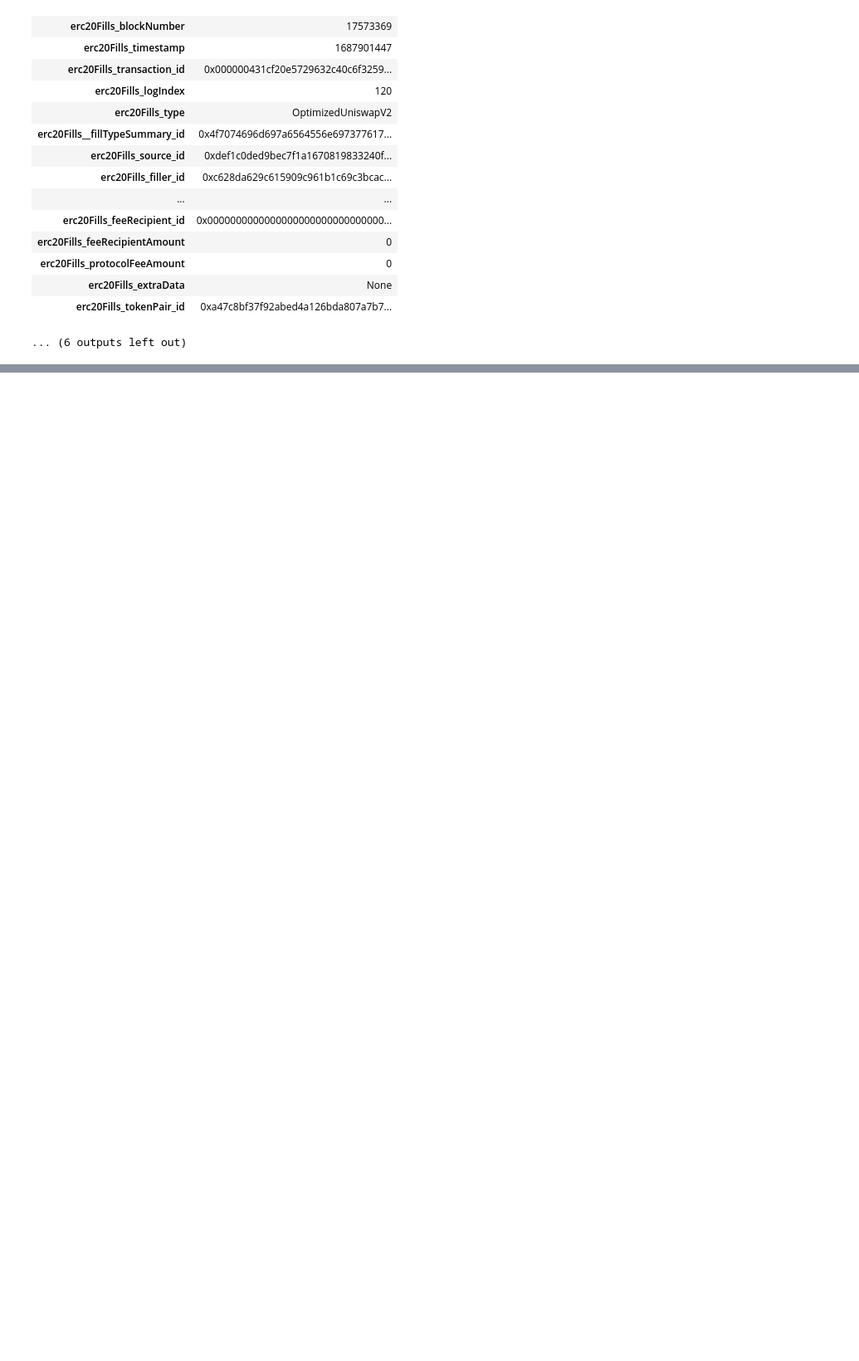
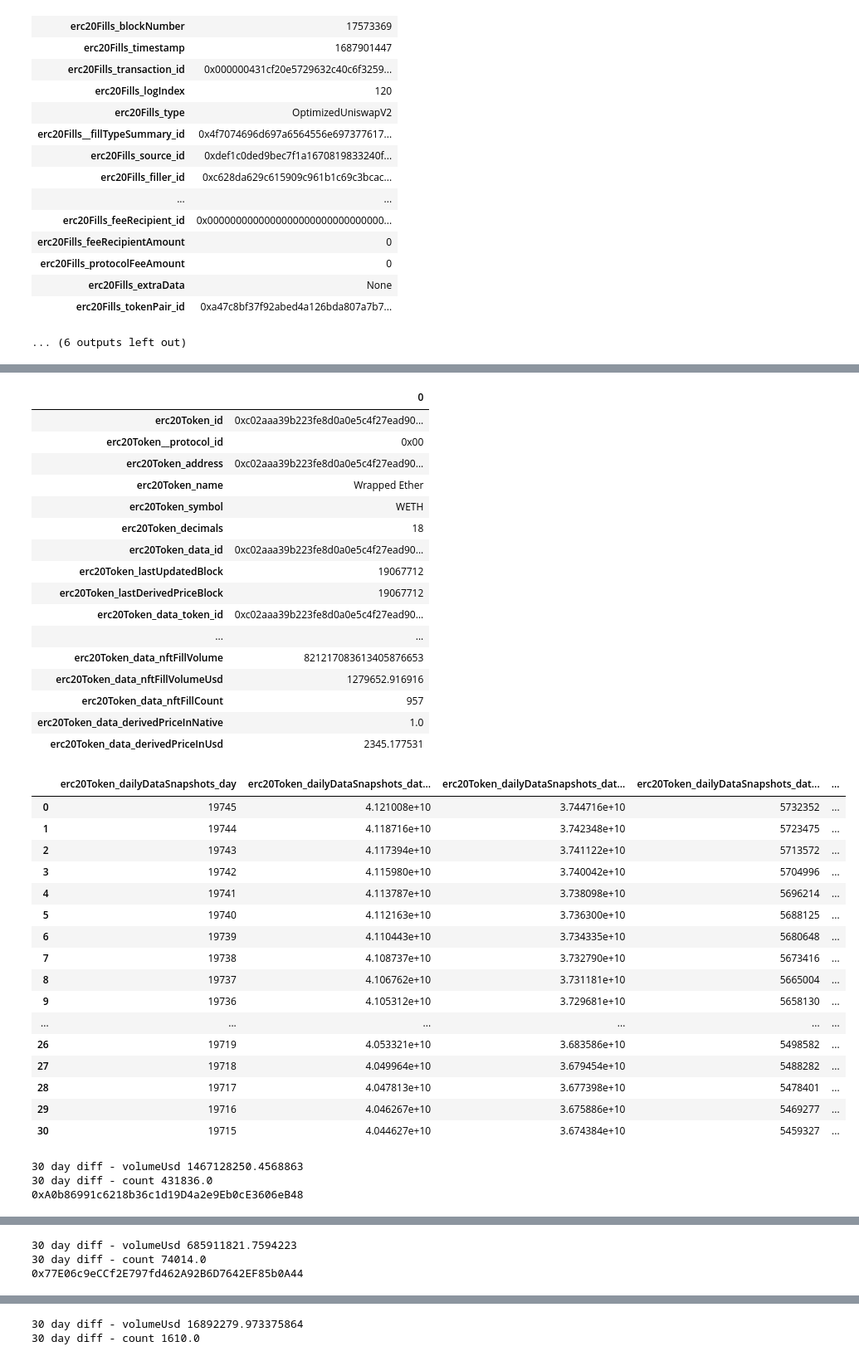
Before and after one commit to papercliplabs/zero-ex-subgraph, a Jupyter notebook: validation/current.ipynb, the cells around one changed output, grey strips where cells are left out. Shown at 83% size. Cells and saved outputs as stored; diff of their text form; code cells hidden in the pictures; blank space fills up the shorter version.

Commit message:
Finished first round of current data verification

```diff
--- a/validation/current.ipynb
+++ b/validation/current.ipynb
@@ -195,0 +244,30 @@ OptimizedUniswapV2
+# %%
+# ERC20 Tokens
+
+def showErc20TokenDataForAddress(address: str):
+    token = zero_ex.Query.erc20Token(id=address)
+
+    current_df = sg.query_df([token, token.data])
+    print(address)
+    display(current_df.T)
+
+    daySnapshots = token.dailyDataSnapshots(orderBy=zero_ex.DailyErc20TokenData.day, orderDirection="desc", first=31)
+
+    day_snapshots = sg.query_df([daySnapshots.day,
+                                daySnapshots.data.erc20FillInputVolumeUsd,
+                                daySnapshots.data.erc20FillOutputVolumeUsd,
+                                daySnapshots.data.erc20InputFillCount,
+                                daySnapshots.data.erc20OutputFillCount])
+
+    diff = day_snapshots.iloc[0] - day_snapshots.iloc[-1] # [days, inputVolume, outputVolume, inputFillCount, outputFillCount]
+    display(day_snapshots)
+    diffVolumeUsd = diff[1] + diff[2]
+    diffCount = diff[3] + diff[4]
+    print("30 day diff - volumeUsd", diffVolumeUsd)
+    print("30 day diff - count", diffCount)
+
+
+showErc20TokenDataForAddress("0xC02aaA39b223FE8D0A0e5C4F27eAD9083C756Cc2") # WETH
+showErc20TokenDataForAddress("0xA0b86991c6218b36c1d19D4a2e9Eb0cE3606eB48") # USDC
+showErc20TokenDataForAddress("0x77E06c9eCCf2E797fd462A92B6D7642EF85b0A44") # wTAO
+# %% [output]
@@ -195,0 +275,37 @@ OptimizedUniswapV2
+|  | 0 |
+| erc20Token_id | 0xc02aaa39b223fe8d0a0e5c4f27ead90... |
+| erc20Token__protocol_id | 0x00 |
+| erc20Token_address | 0xc02aaa39b223fe8d0a0e5c4f27ead90... |
+| erc20Token_name | Wrapped Ether |
+| erc20Token_symbol | WETH |
+| erc20Token_decimals | 18 |
+| erc20Token_data_id | 0xc02aaa39b223fe8d0a0e5c4f27ead90... |
+| erc20Token_lastUpdatedBlock | 19067712 |
+| erc20Token_lastDerivedPriceBlock | 19067712 |
+| erc20Token_data_token_id | 0xc02aaa39b223fe8d0a0e5c4f27ead90... |
+| ... | ... |
+| erc20Token_data_nftFillVolume | 821217083613405876653 |
+| erc20Token_data_nftFillVolumeUsd | 1279652.916916 |
+| erc20Token_data_nftFillCount | 957 |
+| erc20Token_data_derivedPriceInNative | 1.0 |
+| erc20Token_data_derivedPriceInUsd | 2345.177531 |
+|  | erc20Token_dailyDataSnapshots_day | erc20Token_dailyDataSnapshots_dat... | erc20Token_dailyDataSnapshots_dat... | erc20Token_dailyDataSnapshots_dat... | ... |
+| 0 | 19745 | 4.121008e+10 | 3.744716e+10 | 5732352 | ... |
+| 1 | 19744 | 4.118716e+10 | 3.742348e+10 | 5723475 | ... |
+| 2 | 19743 | 4.117394e+10 | 3.741122e+10 | 5713572 | ... |
+| 3 | 19742 | 4.115980e+10 | 3.740042e+10 | 5704996 | ... |
+| 4 | 19741 | 4.113787e+10 | 3.738098e+10 | 5696214 | ... |
+| 5 | 19740 | 4.112163e+10 | 3.736300e+10 | 5688125 | ... |
+| 6 | 19739 | 4.110443e+10 | 3.734335e+10 | 5680648 | ... |
+| 7 | 19738 | 4.108737e+10 | 3.732790e+10 | 5673416 | ... |
+| 8 | 19737 | 4.106762e+10 | 3.731181e+10 | 5665004 | ... |
+| 9 | 19736 | 4.105312e+10 | 3.729681e+10 | 5658130 | ... |
+| ... | ... | ... | ... | ... | ... |
+| 26 | 19719 | 4.053321e+10 | 3.683586e+10 | 5498582 | ... |
+| 27 | 19718 | 4.049964e+10 | 3.679454e+10 | 5488282 | ... |
+| 28 | 19717 | 4.047813e+10 | 3.677398e+10 | 5478401 | ... |
+| 29 | 19716 | 4.046267e+10 | 3.675886e+10 | 5469277 | ... |
+| 30 | 19715 | 4.044627e+10 | 3.674384e+10 | 5459327 | ... |
+30 day diff - volumeUsd 1467128250.4568863
+30 day diff - count 431836.0
+0xA0b86991c6218b36c1d19D4a2e9Eb0cE3606eB48
@@ -195,0 +346,3 @@ OptimizedUniswapV2
+30 day diff - volumeUsd 685911821.7594223
+30 day diff - count 74014.0
+0x77E06c9eCCf2E797fd462A92B6D7642EF85b0A44
@@ -195,0 +383,2 @@ OptimizedUniswapV2
+30 day diff - volumeUsd 16892279.973375864
+30 day diff - count 1610.0
```
Also changed, not shown: parts of 7 cells of this notebook, 4 other files.
